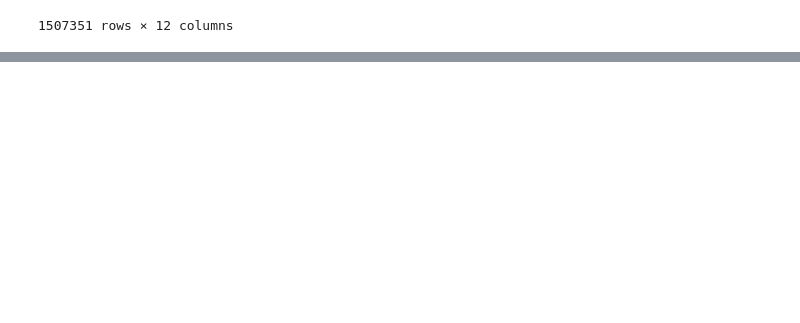
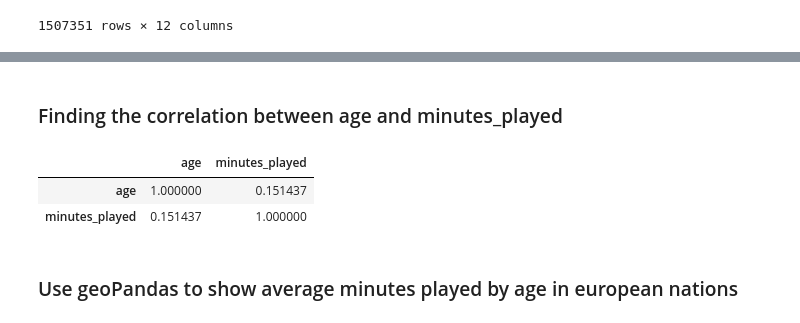
Before and after one commit to BonincontroL/IumTweb_project, a Jupyter notebook: solution/DataAnalysis/JupyterNotebooks/appearances.ipynb, the cells around one changed output, grey strips where cells are left out. Drawn from its saved outputs; the diff is of its cells as text; code cells hidden in the pictures; blank space fills up the shorter version.

```diff
--- a/solution/DataAnalysis/JupyterNotebooks/appearances.ipynb
+++ b/solution/DataAnalysis/JupyterNotebooks/appearances.ipynb
@@ -23,0 +163,11 @@ appearances_df
+# %% [markdown]
+### Finding the correlation between age and minutes_played
+# %%
+correlation_matrix = player_appearances_df[['age','minutes_played']].corr()
+correlation_matrix
+# %% [output]
+|  | age | minutes_played |
+| age | 1.000000 | 0.151437 |
+| minutes_played | 0.151437 | 1.000000 |
+# %% [markdown]
+### Use geoPandas to show average minutes played by age in european nations
```
Also changed, not shown: parts of 17 cells of this notebook, 6 other files.
